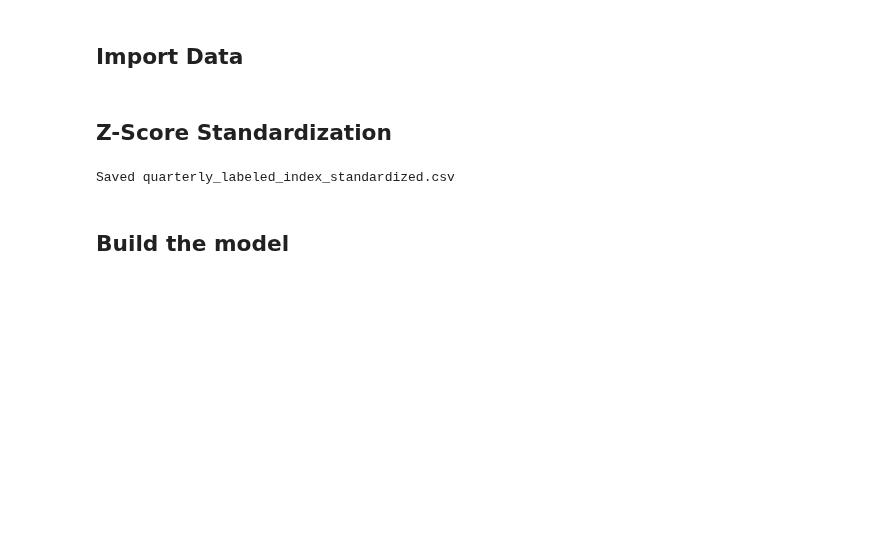
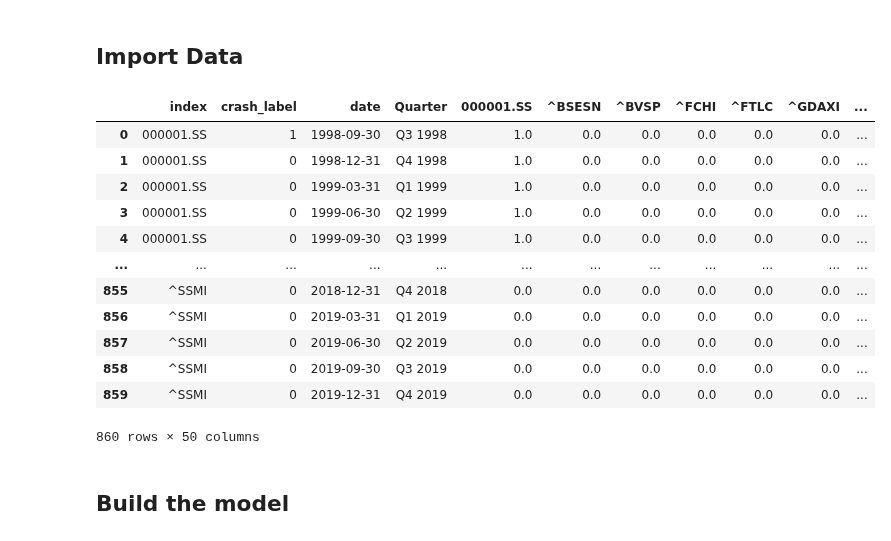
Before and after one commit to nicockt/fyp-2024, a Jupyter notebook: models/Log Regression_benchmark.ipynb, the cells around one changed output. Saved outputs shown, nothing was run; the diff lists cells and outputs as text; code cells hidden in the pictures; blank space fills up the shorter version.

```diff
--- a/models/Log Regression_benchmark.ipynb
+++ b/models/Log Regression_benchmark.ipynb
@@ -31,6 +31,20 @@ labeled_index = pd.read_csv("../data/labeled_data/quarterly_encoded_labeled_inde
+# %%
+labeled_index
+# %% [output]
+|  | index | crash_label | date | Quarter | 000001.SS | ^BSESN | ^BVSP | ^FCHI | ^FTLC | ^GDAXI | ... |
+| 0 | 000001.SS | 1 | 1998-09-30 | Q3 1998 | 1.0 | 0.0 | 0.0 | 0.0 | 0.0 | 0.0 | ... |
+| 1 | 000001.SS | 0 | 1998-12-31 | Q4 1998 | 1.0 | 0.0 | 0.0 | 0.0 | 0.0 | 0.0 | ... |
+| 2 | 000001.SS | 0 | 1999-03-31 | Q1 1999 | 1.0 | 0.0 | 0.0 | 0.0 | 0.0 | 0.0 | ... |
+| 3 | 000001.SS | 0 | 1999-06-30 | Q2 1999 | 1.0 | 0.0 | 0.0 | 0.0 | 0.0 | 0.0 | ... |
+| 4 | 000001.SS | 0 | 1999-09-30 | Q3 1999 | 1.0 | 0.0 | 0.0 | 0.0 | 0.0 | 0.0 | ... |
+| ... | ... | ... | ... | ... | ... | ... | ... | ... | ... | ... | ... |
+| 855 | ^SSMI | 0 | 2018-12-31 | Q4 2018 | 0.0 | 0.0 | 0.0 | 0.0 | 0.0 | 0.0 | ... |
+| 856 | ^SSMI | 0 | 2019-03-31 | Q1 2019 | 0.0 | 0.0 | 0.0 | 0.0 | 0.0 | 0.0 | ... |
+| 857 | ^SSMI | 0 | 2019-06-30 | Q2 2019 | 0.0 | 0.0 | 0.0 | 0.0 | 0.0 | 0.0 | ... |
+| 858 | ^SSMI | 0 | 2019-09-30 | Q3 2019 | 0.0 | 0.0 | 0.0 | 0.0 | 0.0 | 0.0 | ... |
+| 859 | ^SSMI | 0 | 2019-12-31 | Q4 2019 | 0.0 | 0.0 | 0.0 | 0.0 | 0.0 | 0.0 | ... |
+860 rows × 50 columns
 # %%
 labeled_index.set_index(labeled_index['date'], inplace=True)
 quarters = np.sort(labeled_index.index.unique())
-# %% [markdown]
-## Z-Score Standardization
 # %%
@@ -51,9 +52,3 @@ labeled_index[features_columns] = scaled_features
-# %%
-# Save as csv
-labeled_index.to_csv('../data/labeled_data/' + f"quarterly_labeled_index_standardized.csv", index=False)
-print(f"Saved quarterly_labeled_index_standardized.csv")
-# %% [output]
-Saved quarterly_labeled_index_standardized.csv
 # %% [markdown]
 ## Build the model
 # %%
```
Also changed, not shown: parts of 7 cells of this notebook, 4 other files.
